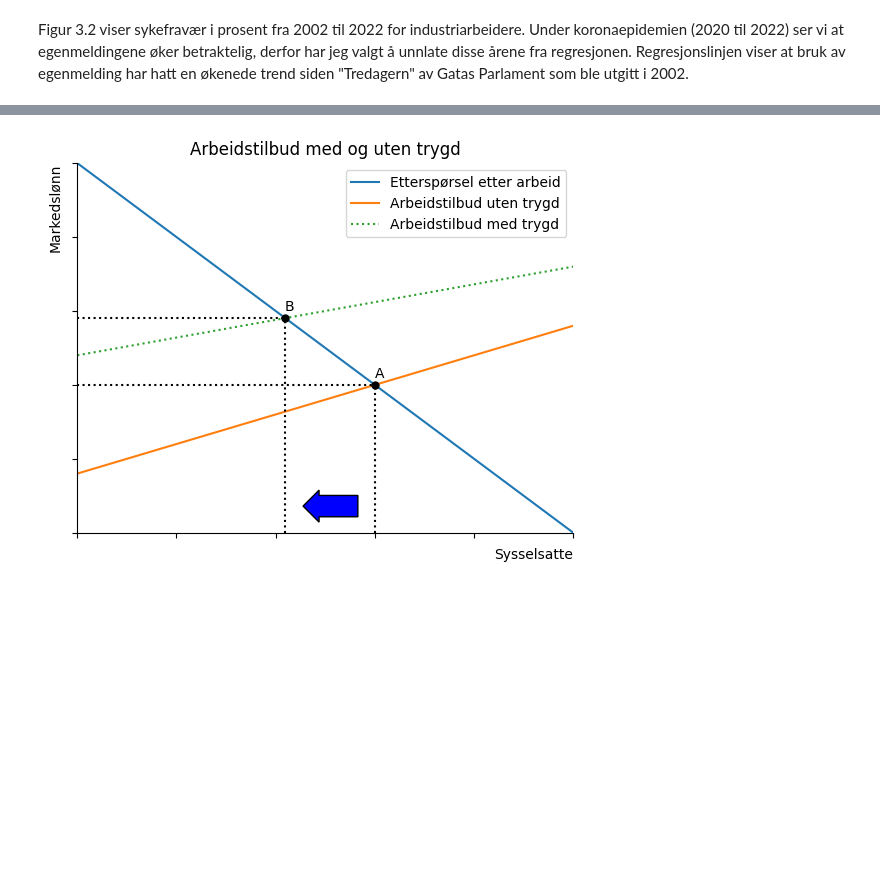
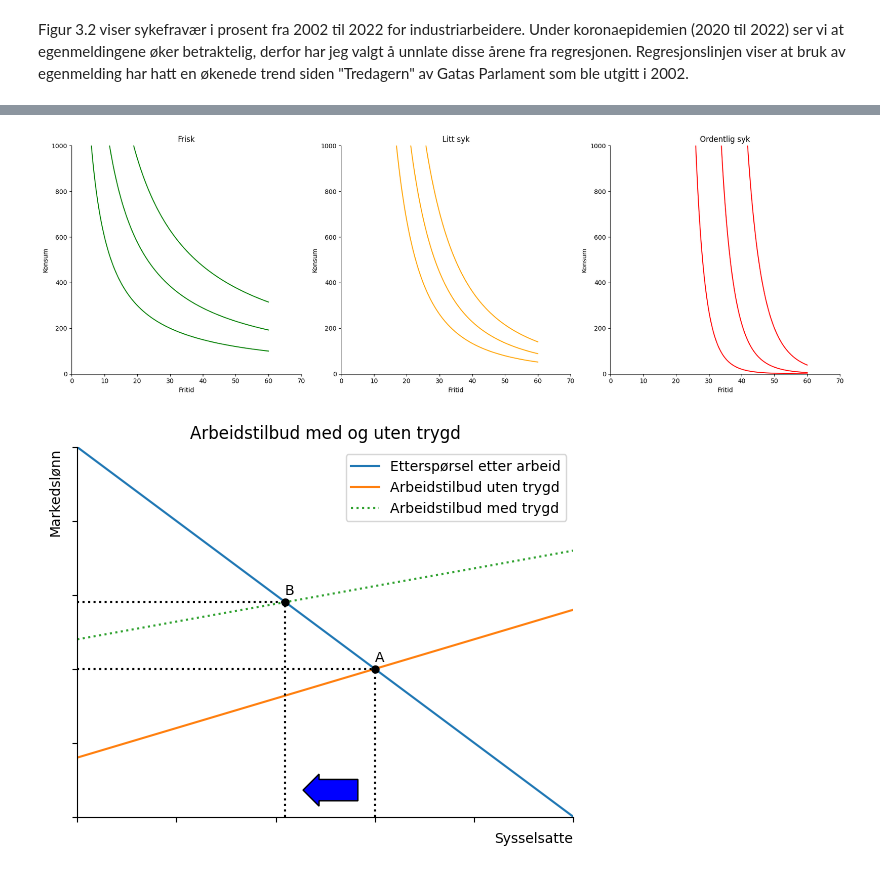
Before and after one commit to loopdiggaz/SOK2008, a Jupyter notebook: 20sok_2008_hf2023_utf3.ipynb, the cells around one changed output, grey strips where cells are left out. Drawn from its saved outputs; the diff is of its cells as text; code cells hidden in the pictures; blank space fills up the shorter version.

```diff
--- a/20sok_2008_hf2023_utf3.ipynb
+++ b/20sok_2008_hf2023_utf3.ipynb
@@ -304,3 +266,77 @@ ax3.plot(L_2, indiff_L_s(80,0.9,L_2,0.1), color = 'blue');
+# %%
+# Nyttefunksjon (CB funksjon)
+def I_1(l_1):
+    return ((77.45) / (l_1**0.5))**(1/0.5)
+
+def I_2(l_1):
+    return (((107.45) / (l_1**0.5))**(1/0.5))
+
+def I_3(l_1):
+    return (((137.45) / (l_1**0.5))**(1/0.5))
+
+def I_4(l_1):
+    return ((77.45) / (l_1**0.7))**(1/0.3)
+
+def I_5(l_1):
+    return ((67.45) / (l_1**0.7))**(1/0.3)
+
+def I_6(l_1):
+    return ((57.45) / (l_1**0.7))**(1/0.3)
+
+def I_7(l_1):
+    return ((37.45) / (l_1**0.9))**(1/0.1)
+
+def I_8(l_1):
+    return ((47.45) / (l_1**0.9))**(1/0.1)
+
+def I_9(l_1):
+    return ((57.45) / (l_1**0.9))**(1/0.1)
+
+l_1 = np.linspace(0.01, 60, 1000)
+
+# Lager graf
+fig, axes = plt.subplots(1, 3, figsize=(18, 6))  # 1 rad med 3 kolonner
+
+# Plot for frisk
+axes[0].plot(l_1, I_1(l_1), color="green")
+axes[0].plot(l_1, I_2(l_1), color="green")
+axes[0].plot(l_1, I_3(l_1), color="green")
+axes[0].set_title("Frisk")
+axes[0].set_xlim(0, 70)
+axes[0].set_ylim(0, 1000)
+axes[0].set_xlabel("Fritid")
+axes[0].set_ylabel("Konsum")
+axes[0].spines['top'].set_color('none')
+axes[0].spines['right'].set_color('none')
+
+# Plot for litt syk
+axes[1].plot(l_1, I_4(l_1), color="orange")
+axes[1].plot(l_1, I_5(l_1), color="orange")
+axes[1].plot(l_1, I_6(l_1), color="orange")
+axes[1].set_title("Litt syk")
+axes[1].set_xlim(0, 70)
+axes[1].set_ylim(0, 1000)
+axes[1].set_xlabel("Fritid")
+axes[1].set_ylabel("Konsum")
+axes[1].spines['top'].set_color('none')
+axes[1].spines['right'].set_color('none')
+
+# Plot for ordentlig syk
+axes[2].plot(l_1, I_7(l_1), color="red")
+axes[2].plot(l_1, I_8(l_1), color="red")
+axes[2].plot(l_1, I_9(l_1), color="red")
+axes[2].set_title("Ordentlig syk")
+axes[2].set_xlim(0, 70)
+axes[2].set_ylim(0, 1000)
+axes[2].set_xlabel("Fritid")
+axes[2].set_ylabel("Konsum")
+axes[2].spines['top'].set_color('none')
+axes[2].spines['right'].set_color('none')
+
+plt.tight_layout()
+plt.show()
+# %% [output]
+[figure, added]
 # %%
 fig, ax = plt.subplots()
 ax.spines['right'].set_color('none')
```
Also changed, not shown: parts of 3 cells of this notebook.
